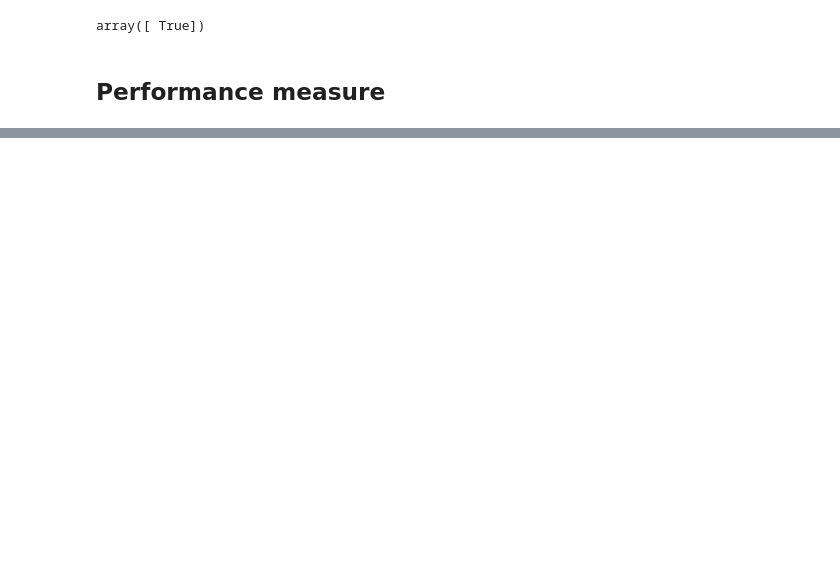
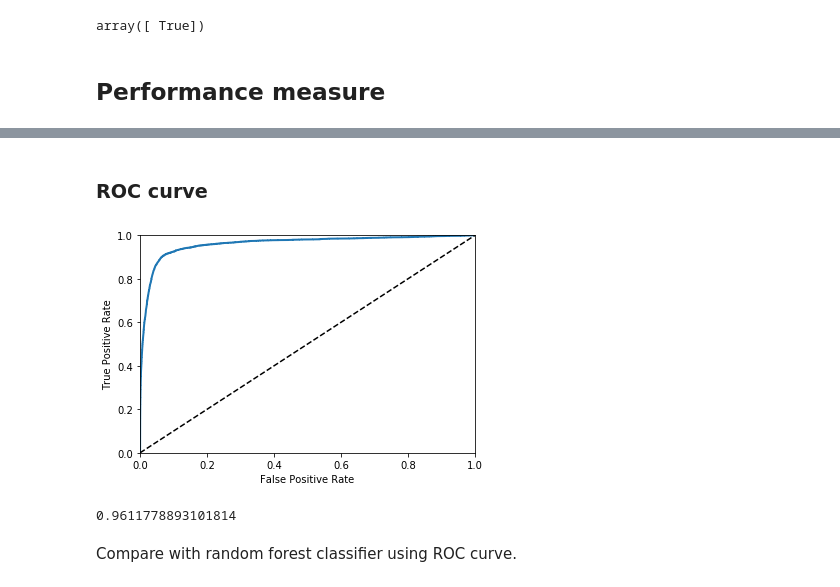
Before and after one commit to zhouxu-ds/ds-tools, a Jupyter notebook: machine_learning/classification/classification.ipynb, the cells around one changed output, grey strips where cells are left out. Cells and saved outputs as stored; diff of their text form; code cells hidden in the pictures; blank space fills up the shorter version.

```diff
--- a/machine_learning/classification/classification.ipynb
+++ b/machine_learning/classification/classification.ipynb
@@ -53,7 +53,7 @@ y = y.astype(np.uint8)
 ### Split into test and train set
 Since there are 10,000 images, we pick the first 60,000 images as the train set
 # %%
-X_train, X_test, y_train, y_test = X[:6000], X[60000:], y[:6000], y[6000:]
+X_train, X_test, y_train, y_test = X[:60000], X[60000:], y[:60000], y[60000:]
 # %% [markdown]
 ## Training a binary classifier
 # %%
@@ -63,7 +63,7 @@ y_test_5 = (y_test == 5)
 # Use a SDG classifier (Effieicent for large dataset)
 from sklearn.linear_model import SGDClassifier
 
-sgd_clf = SGDClassifier(random_state=42)
+sgd_clf = SGDClassifier(random_state=42, max_iter=1000, tol=1e-3)
 sgd_clf.fit(X_train, y_train_5)
 # %% [output]
 SGDClassifier(alpha=0.0001, average=False, class_weight=None,
@@ -103,0 +191,3 @@ for train_index, test_index in skfolds.split(X_train, y_train_5):
+# %%
+y_scores = cross_val_predict(sgd_clf, X_train, y_train_5, cv=3,
+                            method='decision_function')
@@ -103,0 +216,27 @@ for train_index, test_index in skfolds.split(X_train, y_train_5):
+# %% [markdown]
+### ROC curve
+# %%
+from sklearn.metrics import roc_curve
+
+fpr, tpr, threshold = roc_curve(y_train_5, y_scores)
+
+def plot_roc_curve(fpr, tpr, label=None):
+    plt.plot(fpr, tpr, linewidth=2, label=label)
+    plt.plot([0, 1], [0, 1], 'k--')
+    plt.axis([0, 1, 0, 1])
+    plt.xlabel('False Positive Rate')
+    plt.ylabel('True Positive Rate')
+
+plot_roc_curve(fpr, tpr)
+plt.show()
+# %% [output]
+[figure, added]
+# %%
+# AUC
+from sklearn.metrics import roc_auc_score
+
+roc_auc_score(y_train_5, y_scores)
+# %% [output]
+0.9611778893101814
+# %% [markdown]
+Compare with random forest classifier using ROC curve.
```
Also changed, not shown: parts of 41 cells of this notebook, 2 other files.
